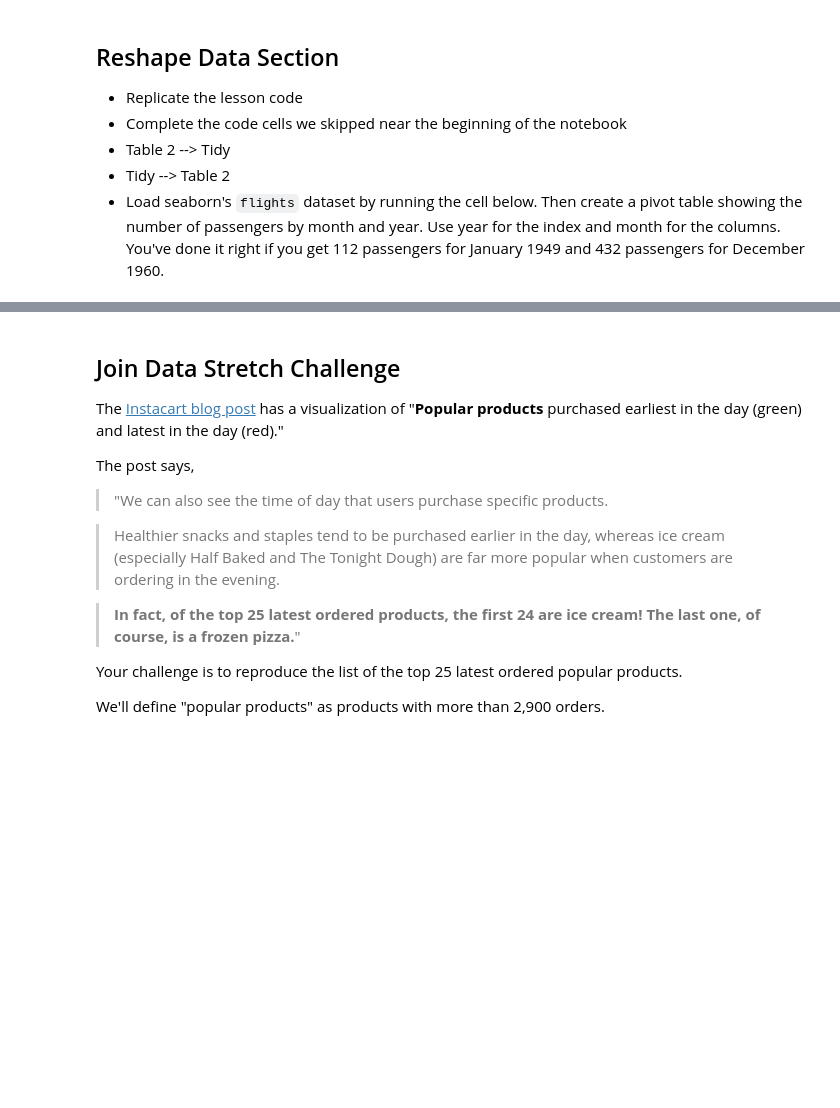
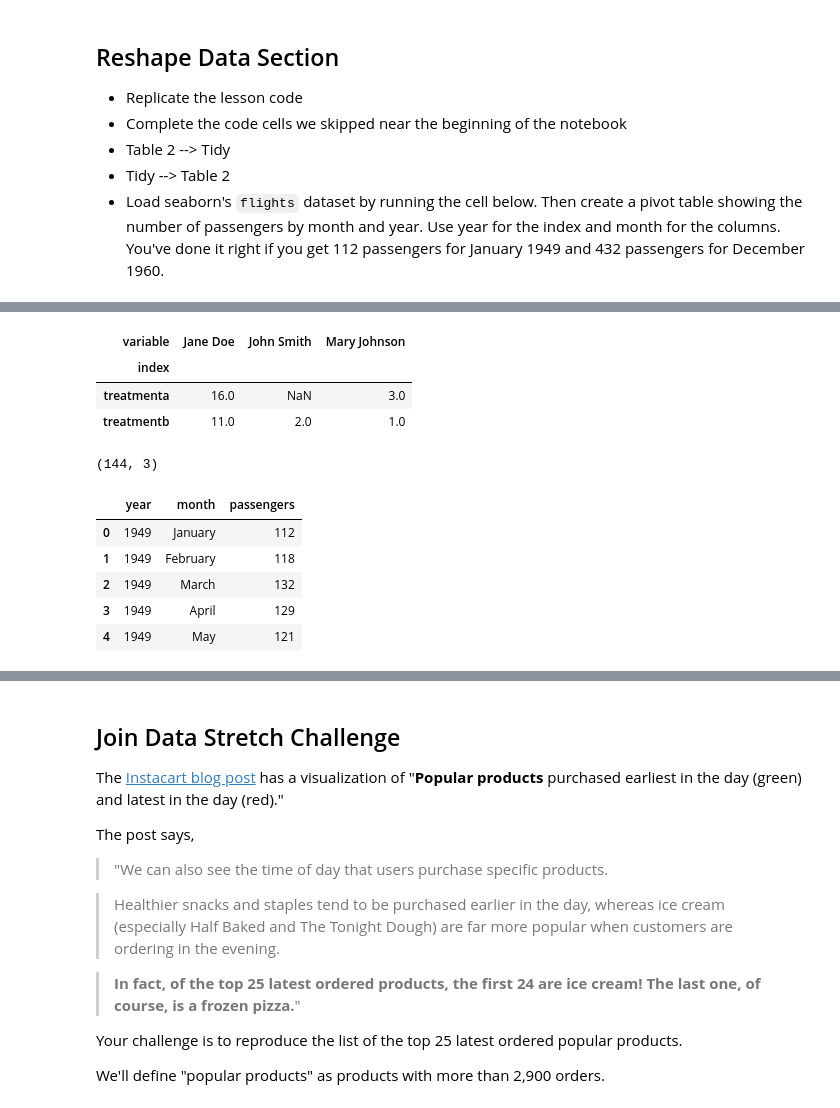
Before and after one commit to johnwesleyharding/DS-Unit-1-Sprint-1-Data-Wrangling-and-Storytelling, a Jupyter notebook: JWH_assignment_DS_113_Join_and_Reshape_Data.ipynb, the cells around one changed output, grey strips where cells are left out. Saved outputs shown, nothing was run; the diff lists cells and outputs as text; code cells hidden in the pictures; blank space fills up the shorter version.

```diff
--- a/JWH_assignment_DS_113_Join_and_Reshape_Data.ipynb
+++ b/JWH_assignment_DS_113_Join_and_Reshape_Data.ipynb
@@ -315,0 +302,8 @@ tidy
+# %%
+tall = tidy.pivot_table(index = 'index', columns = 'variable', values = 'value')
+tall
+# %% [output]
+| variable | Jane Doe | John Smith | Mary Johnson |
+| index |  |  |  |
+| treatmenta | 16.0 | NaN | 3.0 |
+| treatmentb | 11.0 | 2.0 | 1.0 |
@@ -315,0 +316,11 @@ tidy
+# %%
+print(flights.shape)
+flights.head()
+# %% [output]
+(144, 3)
+|  | year | month | passengers |
+| 0 | 1949 | January | 112 |
+| 1 | 1949 | February | 118 |
+| 2 | 1949 | March | 132 |
+| 3 | 1949 | April | 129 |
+| 4 | 1949 | May | 121 |
```
Also changed, not shown: parts of 9 cells of this notebook.
